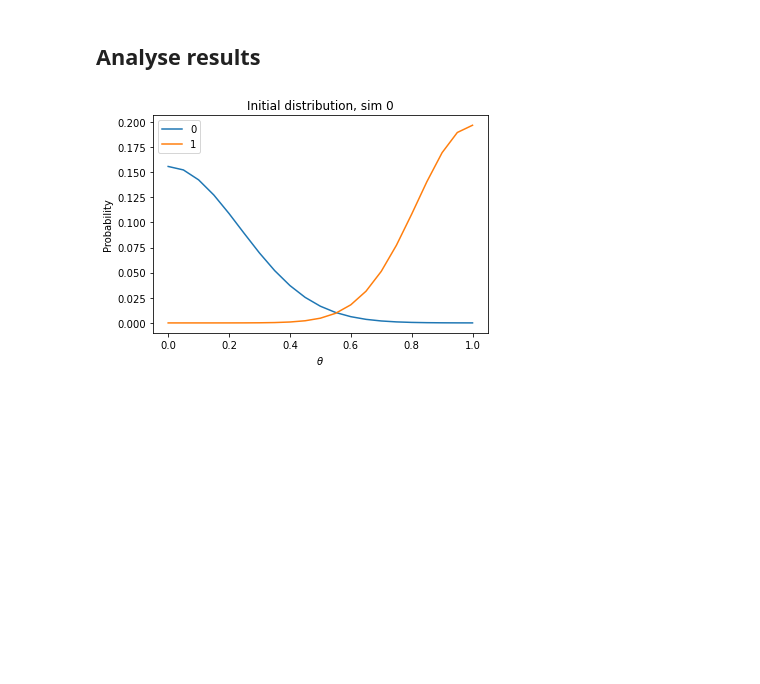
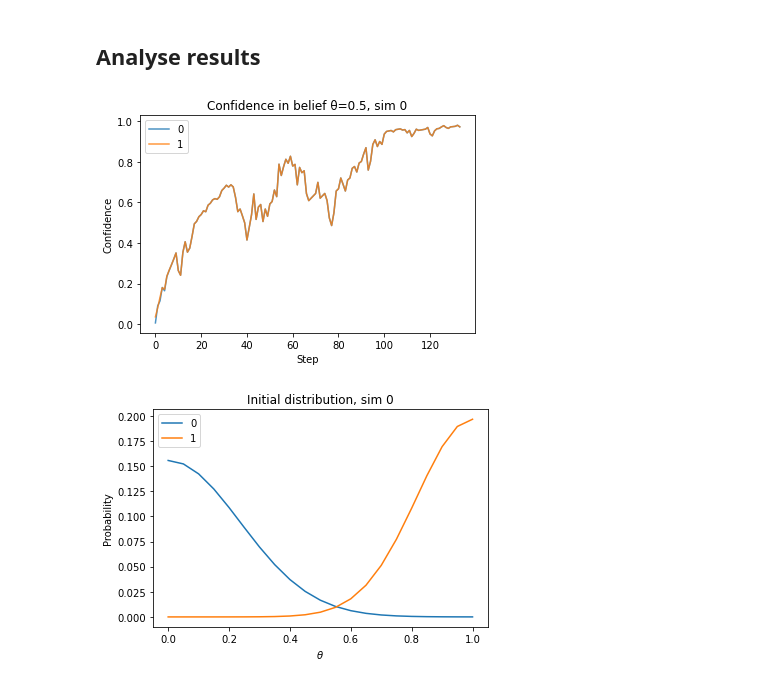
Before and after one commit to YutongB/Opinion-Dynamics, a Jupyter notebook: notebooks/interact.ipynb, the cells around one changed output. Drawn from its saved outputs; the diff is of its cells as text; code cells hidden in the pictures; blank space fills up the shorter version.

Commit message:
Confidence in belief plot

```diff
--- a/notebooks/interact.ipynb
+++ b/notebooks/interact.ipynb
@@ -25,6 +28,10 @@ res = analyse_last_results()
 #res = analyse_results("output/res-2022_04_30-12_13_43.json")
 
 sim = res[0]
+# %%
+res[0].plot_confidence_in_belief(0.5)
+# %% [output]
+[figure, added]
 # %%
 res[0].plot_initial_distr()
 # %% [output]
```
Also changed, not shown: parts of 3 cells of this notebook, 3 other files.
